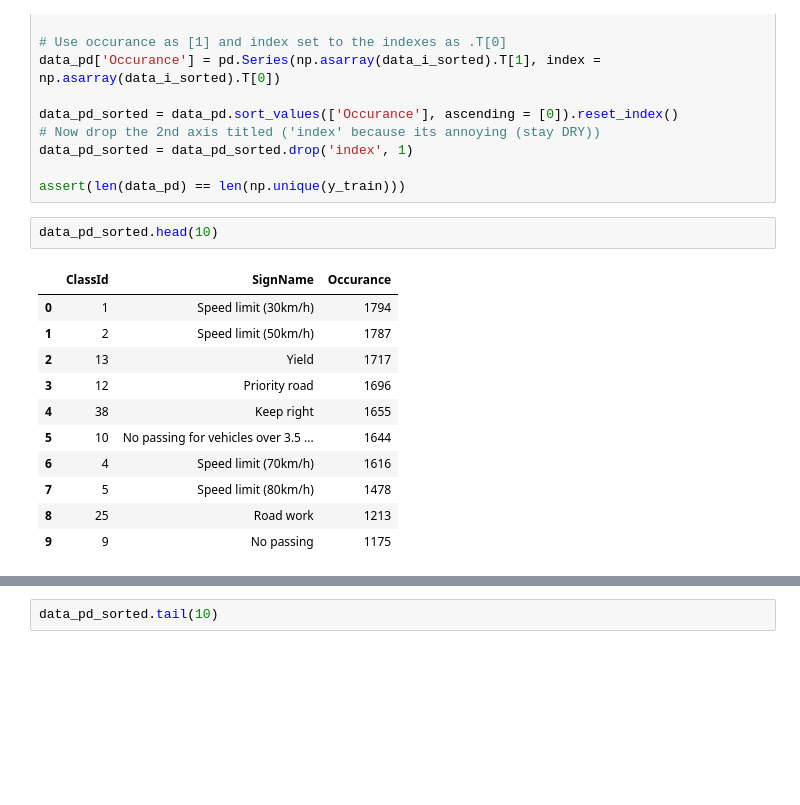
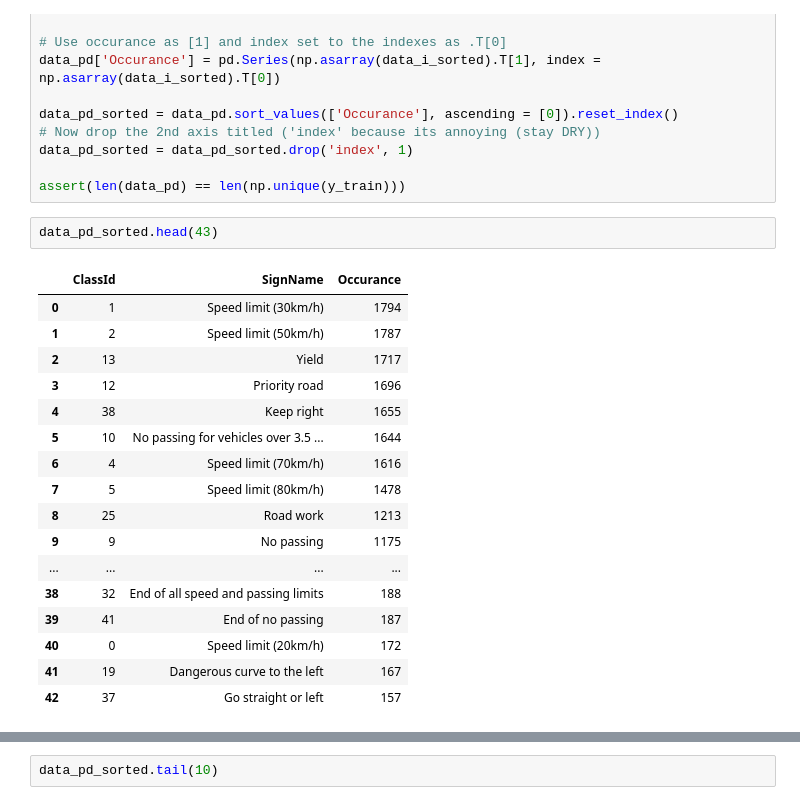
Before and after one commit to Self-Driving-Cars-LosAngeles/TrafficSignClassification, a Jupyter notebook: Traffic_Sign_Classifier_SDCLA.ipynb, the cells around one changed output, grey strips where cells are left out. Saved outputs shown, nothing was run; the diff lists cells and outputs as text; blank space fills up the shorter version.

```diff
--- a/Traffic_Sign_Classifier_SDCLA.ipynb
+++ b/Traffic_Sign_Classifier_SDCLA.ipynb
@@ -140,16 +141,22 @@ data_pd_sorted = data_pd_sorted.drop('index', 1)
 
 assert(len(data_pd) == len(np.unique(y_train)))
 # %%
-data_pd_sorted.head(10)
+data_pd_sorted.head(43)
 # %% [output]
 |  | ClassId | SignName | Occurance |
 | 0 | 1 | Speed limit (30km/h) | 1794 |
 | 1 | 2 | Speed limit (50km/h) | 1787 |
 | 2 | 13 | Yield | 1717 |
 | 3 | 12 | Priority road | 1696 |
 | 4 | 38 | Keep right | 1655 |
 | 5 | 10 | No passing for vehicles over 3.5 ... | 1644 |
 | 6 | 4 | Speed limit (70km/h) | 1616 |
 | 7 | 5 | Speed limit (80km/h) | 1478 |
 | 8 | 25 | Road work | 1213 |
 | 9 | 9 | No passing | 1175 |
+| ... | ... | ... | ... |
+| 38 | 32 | End of all speed and passing limits | 188 |
+| 39 | 41 | End of no passing | 187 |
+| 40 | 0 | Speed limit (20km/h) | 172 |
+| 41 | 19 | Dangerous curve to the left | 167 |
+| 42 | 37 | Go straight or left | 157 |
```
Also changed, not shown: parts of 12 cells of this notebook, 1 other file.
